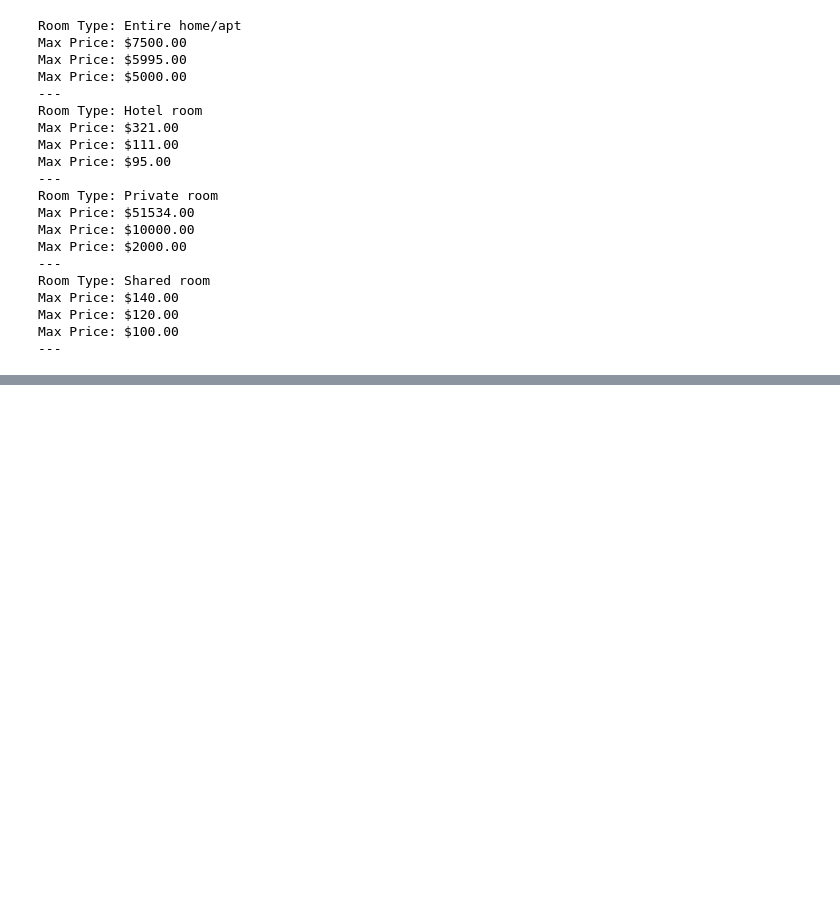
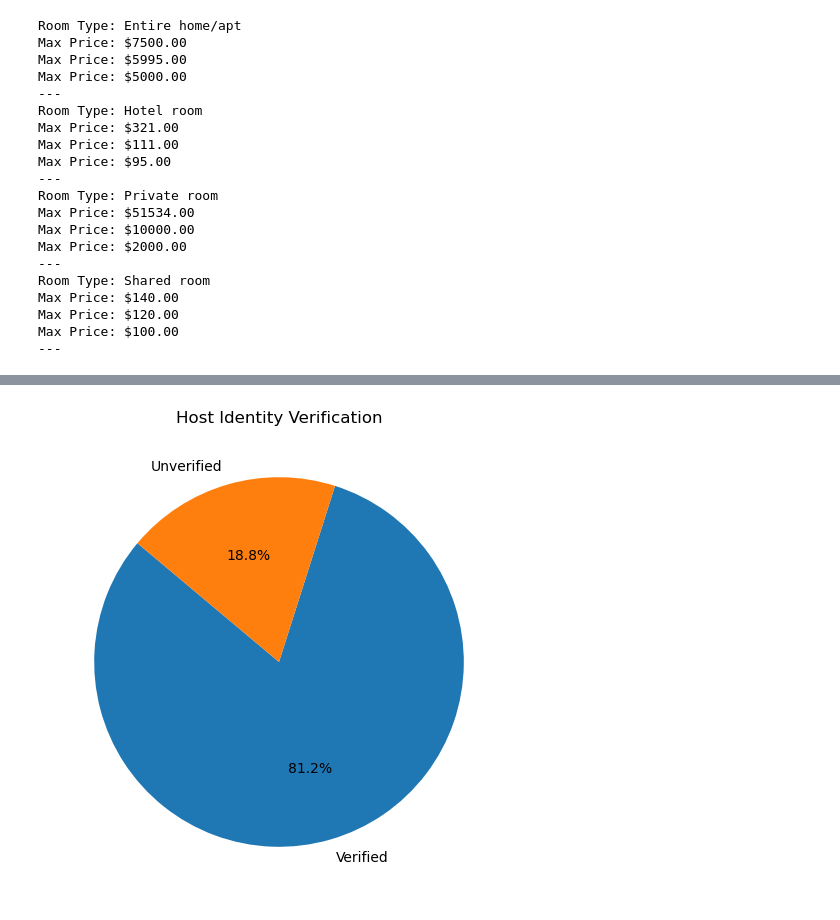
Before and after one commit to johbry17/GW-Project-3, a Jupyter notebook: exploratory_data_analysis/eda.ipynb, the cells around one changed output, grey strips where cells are left out. Saved outputs shown, nothing was run; the diff lists cells and outputs as text; code cells hidden in the pictures; blank space fills up the shorter version.

```diff
--- a/exploratory_data_analysis/eda.ipynb
+++ b/exploratory_data_analysis/eda.ipynb
@@ -438,0 +439,4 @@ Max Price: $100.00
+# %%
+# read in csv
+hosts_df = pd.read_csv('../database/host_final.csv')
+hosts_df
@@ -438,0 +457,12 @@ Max Price: $100.00
+# %%
+# uniques host_
+print(len(hosts_df.host_identity_verified.unique()))
+print(hosts_df.host_identity_verified.unique())
+value_counts = hosts_df.host_identity_verified.value_counts(dropna=False)
+print(value_counts)
+
+# calculate percentages
+percent_t = (value_counts['t'] / len(hosts_df)) * 100
+percent_f = (value_counts['f'] / len(hosts_df)) * 100
+print(f"Percentage of 't' values: {percent_t:.2f}%")
+print(f"Percentage of 'f' values: {percent_f:.2f}%")
@@ -438,0 +477,14 @@ Max Price: $100.00
+# %%
+labels = ['Verified', 'Unverified']
+sizes = [percent_t, percent_f]
+
+# Create a pie chart
+plt.figure(figsize=(6, 6))
+plt.pie(sizes, labels=labels, autopct='%1.1f%%', startangle=140)
+plt.title('Host Identity Verification')
+# plt.axis('equal')  # Equal aspect ratio ensures that the pie chart is circular.
+
+# Display the pie chart
+plt.show()
+# %% [output]
+[figure, added]
```
Also changed, not shown: parts of 5 cells of this notebook, 3 other files.
